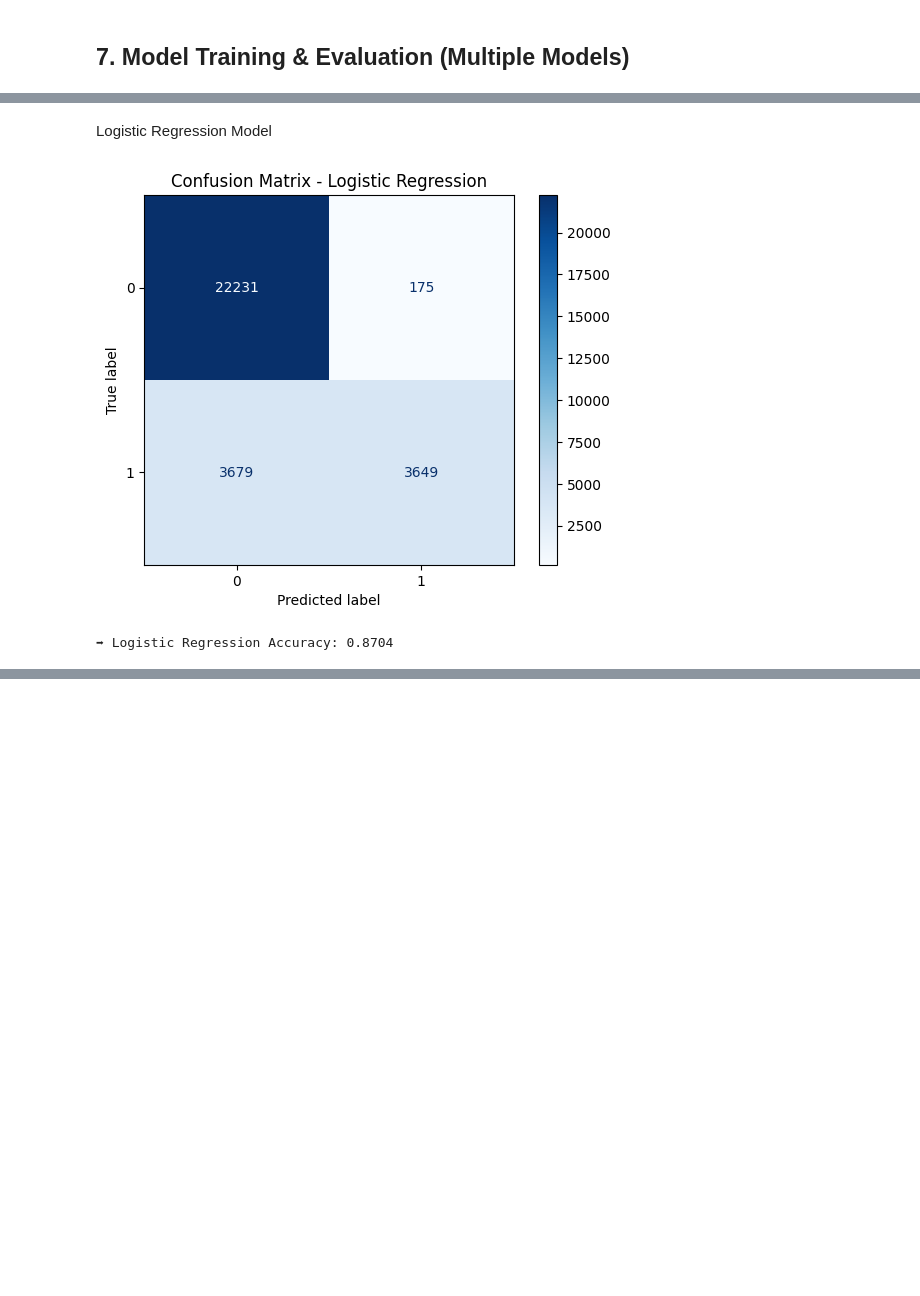
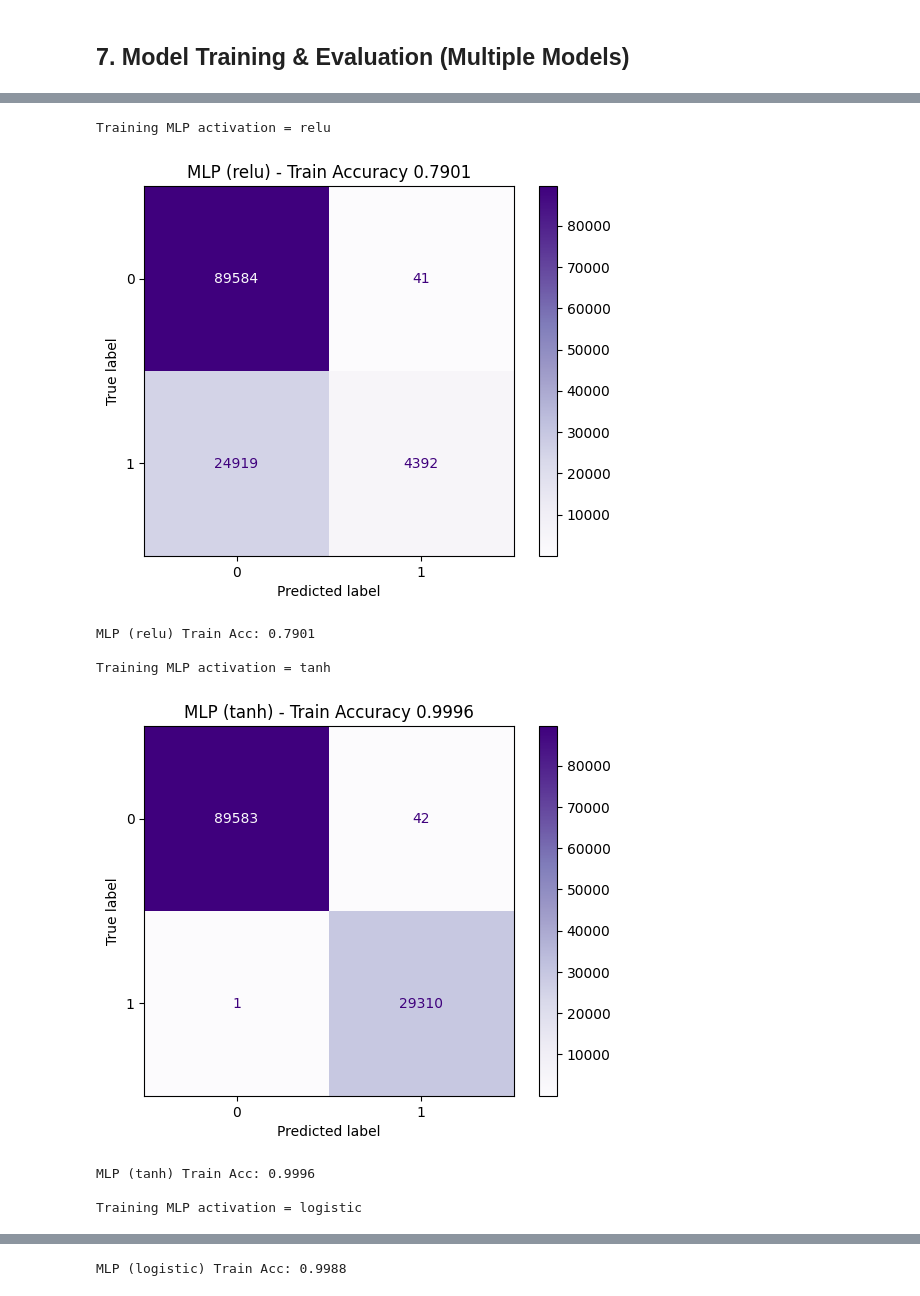
Before and after one commit to springboardmentor891v/CreditPathAI_Oct_Batch, a Jupyter notebook: main.ipynb, the cells around one changed output, grey strips where cells are left out. Saved outputs shown, nothing was run; the diff lists cells and outputs as text; code cells hidden in the pictures; blank space fills up the shorter version.

```diff
--- a/main.ipynb
+++ b/main.ipynb
@@ -318,6 +326,15 @@ Missing values in testing data: 35398
 # %%
-X_train_final.to_csv("X_train_final.csv", index=False)
-X_test_final.to_csv("X_test_final.csv", index=False)
-y_train.to_csv("y_train.csv", index=False)
-y_test.to_csv("y_test.csv", index=False)
+def get_metrics(y_true, y_pred, y_proba=None):
+    cm = confusion_matrix(y_true, y_pred)
+    if cm.shape == (2,2):
+        tn, fp, fn, tp = cm.ravel()
+        specificity = tn / (tn + fp) if (tn + fp) > 0 else np.nan
+    else:
+        specificity = np.nan
+    accuracy = accuracy_score(y_true, y_pred)
+    sensitivity = recall_score(y_true, y_pred, zero_division=0)
+    precision = precision_score(y_true, y_pred, zero_division=0)
+    f1 = f1_score(y_true, y_pred, zero_division=0)
+    auc = roc_auc_score(y_true, y_proba) if (y_proba is not None and len(np.unique(y_true))==2) else np.nan
+    return accuracy, sensitivity, precision, specificity, f1, auc
 # %%
@@ -381,38 +400,32 @@ def get_metrics(y_true, y_pred, y_proba=None):
-# %% [markdown]
-Logistic Regression Model
 # %%
-from sklearn.linear_model import LogisticRegression
+mlp_results = []
+activations = ['relu', 'tanh', 'logistic']
 
-model_name = "Logistic Regression"
-log_reg = LogisticRegression(max_iter=1000)
+for act in activations:
+    print("\nTraining MLP activation =", act)
+    mlp = MLPClassifier(hidden_layer_sizes=(100,), activation=act, max_iter=400, random_state=42)
+    try:
+        mlp.fit(Xtr_sel, y_train)
+        trained_models[f"MLP_{act}"] = mlp
 
-# -----------------------------------
-# 🔥 Train using FEATURE-SELECTED DATA
-# -----------------------------------
-log_reg.fit(Xtr_sel, y_train)
+        y_tr_pred = mlp.predict(Xtr_sel)
+        y_tr_proba = mlp.predict_proba(Xtr_sel)[:,1] if hasattr(mlp, 'predict_proba') else None
+        acc, sens, prec, spec, f1, auc = get_metrics(y_train, y_tr_pred, y_tr_proba)
+        mlp_results.append(['MLP_'+act, acc, sens, prec, spec, f1, auc])
 
-# Predictions
-y_pred = log_reg.predict(Xte_sel)
-y_proba = log_reg.predict_proba(Xte_sel)[:, 1]
-
-# Metrics
-acc, sens, prec, spec, f1, auc = get_metrics(y_test, y_pred, y_proba)
-
-# Save results
-model_results.append([1, model_name, acc, sens, prec, spec, f1, auc])
-
-trained_models["Logistic Regression"] = log_reg
-# -----------------------------------
-# 🔵 Confusion Matrix with accuracy text
-# -----------------------------------
-disp = ConfusionMatrixDisplay.from_estimator(
-    log_reg, Xte_sel, y_test, cmap="Blues", values_format='d'
-)
-plt.title(f"Confusion Matrix - {model_name}")
-plt.show()
-
-# Print accuracy below confusion matrix
-print(f"➡ Logistic Regression Accuracy: {acc:.4f}")
+        ConfusionMatrixDisplay.from_estimator(mlp, Xtr_sel, y_train, cmap='Purples', values_format='d')
+        plt.title(f"MLP ({act}) - Train Accuracy {acc:.4f}")
+        plt.show()
+        print(f"MLP ({act}) Train Acc: {acc:.4f}")
+    except Exception as e:
+        print("Failed MLP", act, ":", e)
 # %% [output]
+Training MLP activation = relu
-[figure, old version]
+[figure, new version]
-➡ Logistic Regression Accuracy: 0.8704
+MLP (relu) Train Acc: 0.7901
+
+Training MLP activation = tanh
+[figure, added]
+MLP (tanh) Train Acc: 0.9996
+
+Training MLP activation = logistic
@@ -418,0 +433 @@ print(f"➡ Logistic Regression Accuracy: {acc:.4f}")
+MLP (logistic) Train Acc: 0.9988
```
Also changed, not shown: parts of 36 cells of this notebook, 10 other files.
